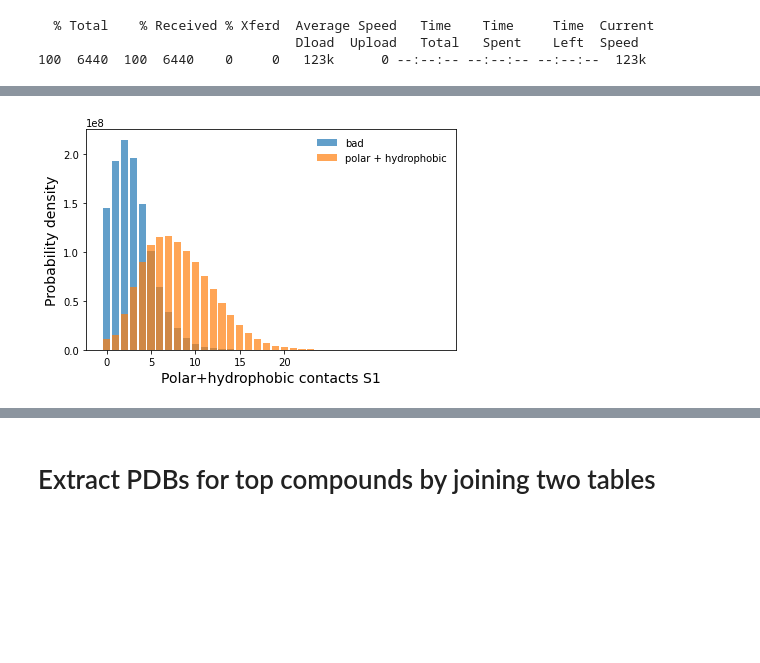
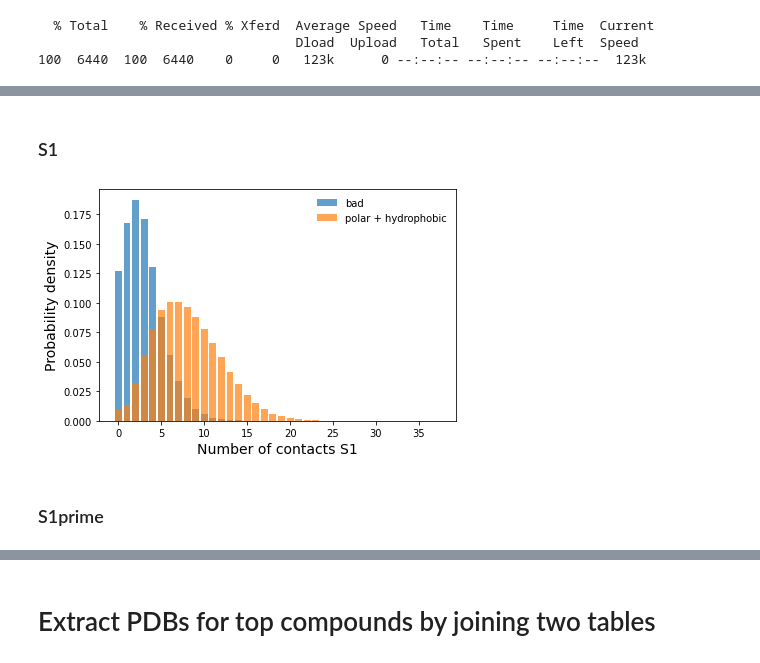
Before and after one commit to jglaser/gigadocking_notebooks, a Jupyter notebook: Gigadocking.ipynb, the cells around one changed output, grey strips where cells are left out. Saved outputs shown, nothing was run; the diff lists cells and outputs as text; code cells hidden in the pictures; blank space fills up the shorter version.

```diff
--- a/Gigadocking.ipynb
+++ b/Gigadocking.ipynb
@@ -393,29 +361,0 @@ fig.tight_layout()
-# %%
-#Histogram of XGBoost scores
-from google.cloud import bigquery
-
-client = bigquery.Client(project=project_id)
-bin_width = 1.0
-columns = '+'.join([r+'_PB' for r in S1p_res]+[r+'_AB' for r in S1p_res])
-q = """
-SELECT bucket_floor, COUNT(*) as bincount
-FROM (
-        SELECT floor(({})/{})*{} AS bucket_floor FROM
-          mpro_5r84.mpro_features
-      )
-GROUP BY bucket_floor
-ORDER BY bucket_floor""".format(columns,bin_width,bin_width)
-df_hist = client.query(q).to_dataframe()
-# %%
-import numpy as np
-df_hist['hist_norm'] = df_hist.bincount/df_hist.bincount.sum()/bin_width
-ax = df_hist.plot.bar(x="bucket_floor",y="hist_norm",legend=None)
-#ax.figure.set_size_inches(6,6)
-ax.set_xlabel("Polar+hydrophbic contacts S1'",fontsize=14)
-ax.set_ylabel("Probability density",fontsize=14)
-xticks = np.arange(0,df_hist['bucket_floor'].max(),5).astype(np.int32)
-ax.set_xticks(xticks)
-ax.set_xticklabels(xticks)
-#ax.set_yscale('log')
-fig = ax.get_figure()
-fig.tight_layout()
@@ -424,3 +362,5 @@ fig.tight_layout()
+# %% [markdown]
+### S1
 # %%
 #Histogram of XGBoost scores
 from google.cloud import bigquery
@@ -456,23 +396,25 @@ df_hist_S1_good = client.query(q).to_dataframe()
 # %%
 import numpy as np
 import matplotlib.pyplot as plt
-df_hist_S1_bad['hist_norm'] = df_hist.bincount/df_hist.bincount.sum()/bin_width
-df_hist_S1_good['hist_norm'] = df_hist.bincount/df_hist.bincount.sum()/bin_width
+df_hist_S1_bad['hist_norm'] = df_hist_S1_bad.bincount/df_hist.bincount.sum()/bin_width
+df_hist_S1_good['hist_norm'] = df_hist_S1_good.bincount/df_hist.bincount.sum()/bin_width
 
 fig, ax = plt.subplots()
 x = df_hist_S1_bad['bucket_floor']
-y = df_hist_S1_bad['bincount']
+y = df_hist_S1_bad['hist_norm']
 ax.bar(x,y,label='bad',alpha=.7)
 x = df_hist_S1_good['bucket_floor']
-y = df_hist_S1_good['bincount']
+y = df_hist_S1_good['hist_norm']
 ax.bar(x,y,label='polar + hydrophobic',alpha=0.7)
 #ax.figure.set_size_inches(6,6)
-ax.set_xlabel("Polar+hydrophobic contacts S1",fontsize=14)
+ax.set_xlabel("Number of contacts S1",fontsize=14)
 ax.set_ylabel("Probability density",fontsize=14)
-xticks = np.arange(0,df_hist['bucket_floor'].max(),5).astype(np.int32)
+xticks = np.arange(0,df_hist_S1_good['bucket_floor'].max(),5).astype(np.int32)
 ax.set_xticks(xticks)
 ax.set_xticklabels(xticks)
 ax.legend(frameon=False)
 fig.tight_layout()
 # %% [output]
-[figure, old version]
+[figure, new version]
+# %% [markdown]
+### S1prime
```
Also changed, not shown: parts of 14 cells of this notebook.
